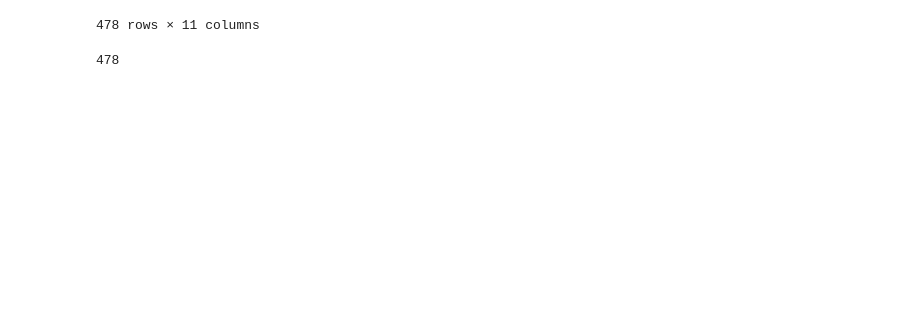
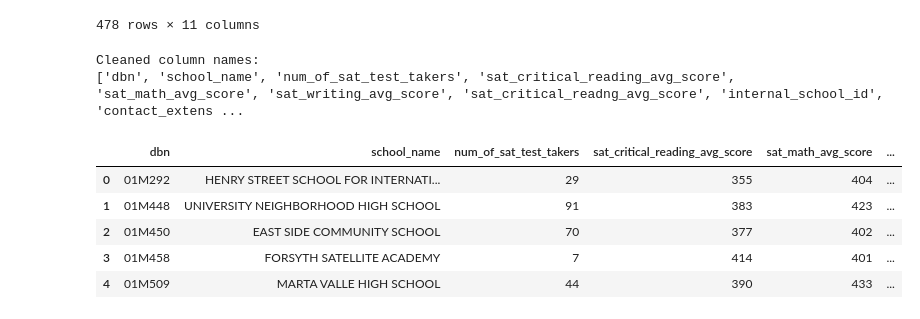
Before and after one commit to webeet-io/_onboarding_data, a Jupyter notebook: daily_tasks/day_4/sat_modeling.ipynb, the cells around one changed output. Drawn from its saved outputs; the diff is of its cells as text; code cells hidden in the pictures; blank space fills up the shorter version.

```diff
--- a/daily_tasks/day_4/sat_modeling.ipynb
+++ b/daily_tasks/day_4/sat_modeling.ipynb
@@ -59,13 +59,24 @@ new_df
 | 476 | 79Q950 | GED PLUS s CITYWIDE | 8 | 496 | 400 | ... |
 | 477 | 79X490 | PHOENIX ACADEMY | 9 | 367 | 370 | ... |
 478 rows × 11 columns
-# %%
-new_df.to_sql(
-    name='sharko_sat_results',
-    con=engine,
-    schema='nyc_schools',
-    if_exists='replace',
-    index=False
-)
-# %% [output]
-478
+# %%
+# Clean the column names (make lowercase, replace spaces with _, remove special characters)
+new_df.columns = (
+    new_df.columns.str.lower()
+    .str.replace(" ", "_")
+    .str.replace("[^a-zA-Z0-9_]", "", regex=True)
+)
+# Display the cleaned column names
+print(f"Cleaned column names:\n{new_df.columns.tolist()}")
+# %% [output]
+Cleaned column names:
+['dbn', 'school_name', 'num_of_sat_test_takers', 'sat_critical_reading_avg_score', 'sat_math_avg_score', 'sat_writing_avg_score', 'sat_critical_readng_avg_score', 'internal_school_id', 'contact_extens ...
+# %%
+new_df.head()
+# %% [output]
+|  | dbn | school_name | num_of_sat_test_takers | sat_critical_reading_avg_score | sat_math_avg_score | ... |
+| 0 | 01M292 | HENRY STREET SCHOOL FOR INTERNATI... | 29 | 355 | 404 | ... |
+| 1 | 01M448 | UNIVERSITY NEIGHBORHOOD HIGH SCHOOL | 91 | 383 | 423 | ... |
+| 2 | 01M450 | EAST SIDE COMMUNITY SCHOOL | 70 | 377 | 402 | ... |
+| 3 | 01M458 | FORSYTH SATELLITE ACADEMY | 7 | 414 | 401 | ... |
+| 4 | 01M509 | MARTA VALLE HIGH SCHOOL | 44 | 390 | 433 | ... |
```
Also changed, not shown: parts of 13 cells of this notebook, 3 other files.
